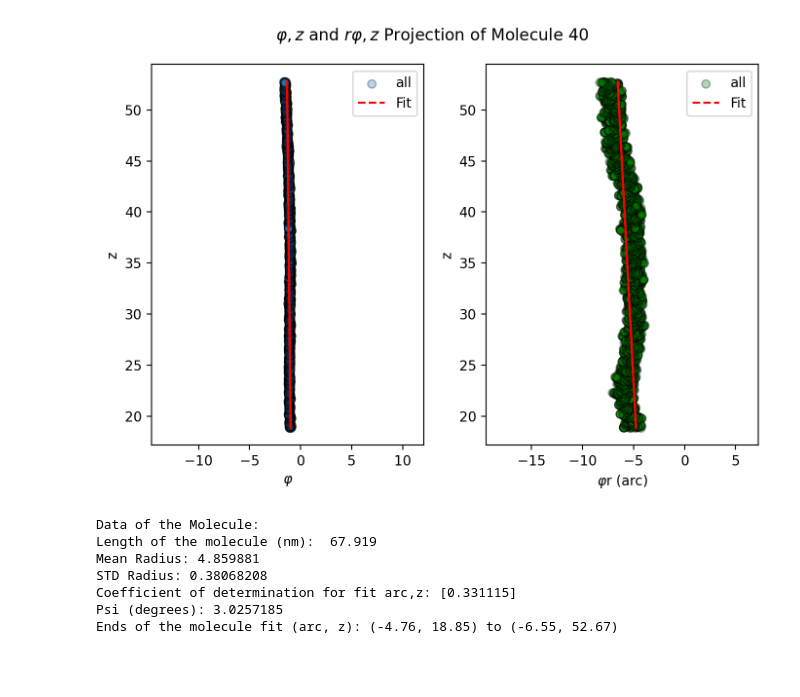
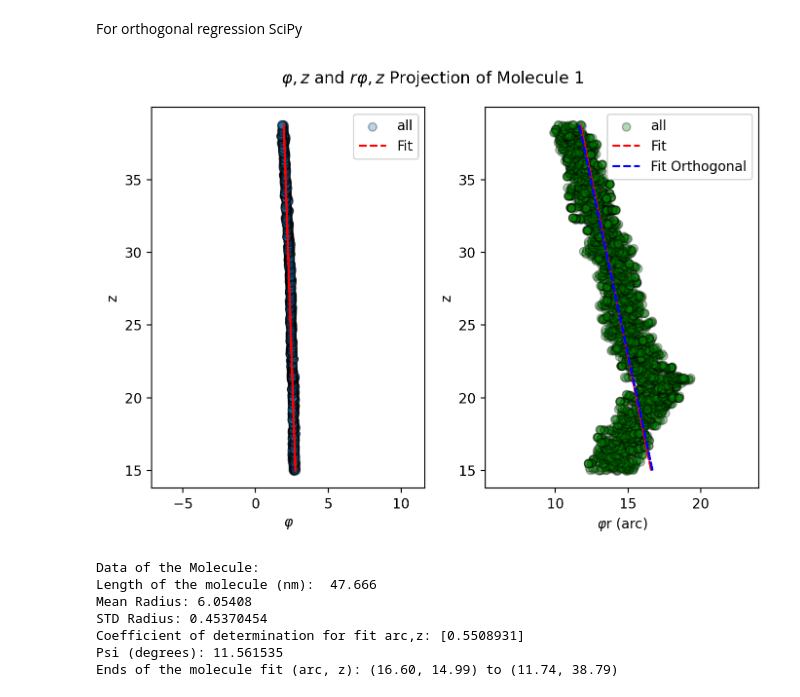
Before and after one commit to eminotre24/Collagen-Project, a Jupyter notebook: MD-Analysis/Twist-Analysis/analysingmol-0809.ipynb, the cells around one changed output. Drawn from its saved outputs; the diff is of its cells as text; code cells hidden in the pictures; blank space fills up the shorter version.

Commit message:
orthogonal distance fit + twist data

```diff
--- a/MD-Analysis/Twist-Analysis/analysingmol-0809.ipynb
+++ b/MD-Analysis/Twist-Analysis/analysingmol-0809.ipynb
@@ -10,7 +11,7 @@ output_dir = "output"
 u_mean = md.Universe(file_dir + "/md_1.tpr", output_dir + "/md_1_mean.xtc")
 chains = u_mean.select_atoms("protein").fragments
 # %%
-mol = 40
+mol = 1
 molecule = chains[3*mol:3*mol + 3]
 molecule_coords = (molecule[0] + molecule[1]+ molecule[2]).positions
 
@@ -22,6 +23,13 @@ molecule_mean_filt = ct.remove_ends(0.5, molecule_coords) / 10
 rad_mol, phi_mol, z_mol = ct.cyl_proj(molecule_mean_filt)
 
 #rad_mol, phi_mol, z_mol = ct.cyl_proj(molecule_coords)
+# %% [markdown]
+For orthogonal regression SciPy
+# %%
+def model_fn(p, x):
+    # Coefficients p, x data
+    m, c = p
+    return m * x + c
 # %%
 atoms_label = 'all'
 
@@ -35,41 +43,47 @@ fit = np.polynomial.polynomial.Polynomial((b, m))
 ax[0].plot(fit(z_mol), z_mol, linestyle='dashed', color='r', label='Fit')
 
 ax[0].axis('equal')
 ax[0].set_xlabel(r'$\varphi$')
 ax[0].set_ylabel(r'z')
 ax[0].legend()
 
 ax[1].scatter(arc_mol, z_mol, color='g', alpha=0.3, edgecolor='k', label=atoms_label)
 m, b, r2_mol = ct.linfitandr2(z_mol, arc_mol)
 fit = np.polynomial.polynomial.Polynomial((b, m))
 ax[1].plot(fit(z_mol), z_mol, linestyle='dashed', color='r', label='Fit')
+# --- Orthogonal Regression ---
+model = odr.Model(model_fn)
+data = odr.Data(z_mol, arc_mol)
+odr_run = odr.ODR(data, model, beta0=[m+0.1, b+0.5]) # Guess Parameters
+res = odr_run.run()
+ax[1].plot(model_fn(res.beta, z_mol), z_mol, linestyle='dashed', color='b', label='Fit Orthogonal')
 
 ax[1].axis('equal')
 ax[1].set_xlabel(r'$\varphi$r (arc)')
 ax[1].set_ylabel(r'z')
 ax[1].legend()
 
 plt.suptitle(rf'$\varphi, z$ and $r\varphi, z$ Projection of Molecule {mol}')
 plt.tight_layout()
 plt.show()
 
 # Data of the molecule
 print("Data of the Molecule:")
 print("Length of the molecule (nm): ", len_mol)
 print("Mean Radius:", np.mean(rad_mol))
 print("STD Radius:", np.std(rad_mol))
 print("Coefficient of determination for fit arc,z:", r2_mol)
 print("Psi (degrees):", np.rad2deg(np.atan(abs(m))))
 print("Ends of the molecule fit (arc, z): " + f"({fit(z_mol[0]):.2f}, {z_mol[0]:.2f}) to ({fit(z_mol[-1]):.2f}, {z_mol[-1]:.2f})")
 # %% [output]
-[figure, old version]
+[figure, new version]
 Data of the Molecule:
-Length of the molecule (nm):  67.919
-Mean Radius: 4.859881
-STD Radius: 0.38068208
-Coefficient of determination for fit arc,z: [0.331115]
-Psi (degrees): 3.0257185
-Ends of the molecule fit (arc, z): (-4.76, 18.85) to (-6.55, 52.67)
+Length of the molecule (nm):  47.666
+Mean Radius: 6.05408
+STD Radius: 0.45370454
+Coefficient of determination for fit arc,z: [0.5508931]
+Psi (degrees): 11.561535
+Ends of the molecule fit (arc, z): (16.60, 14.99) to (11.74, 38.79)
 # %%
 # Top proyection
 xm, ym, zm = molecule_mean_filt[:, 0], molecule_mean_filt[:, 1], molecule_mean_filt[:, 2]
```
Also changed, not shown: parts of 2 cells of this notebook, 7 other files.
